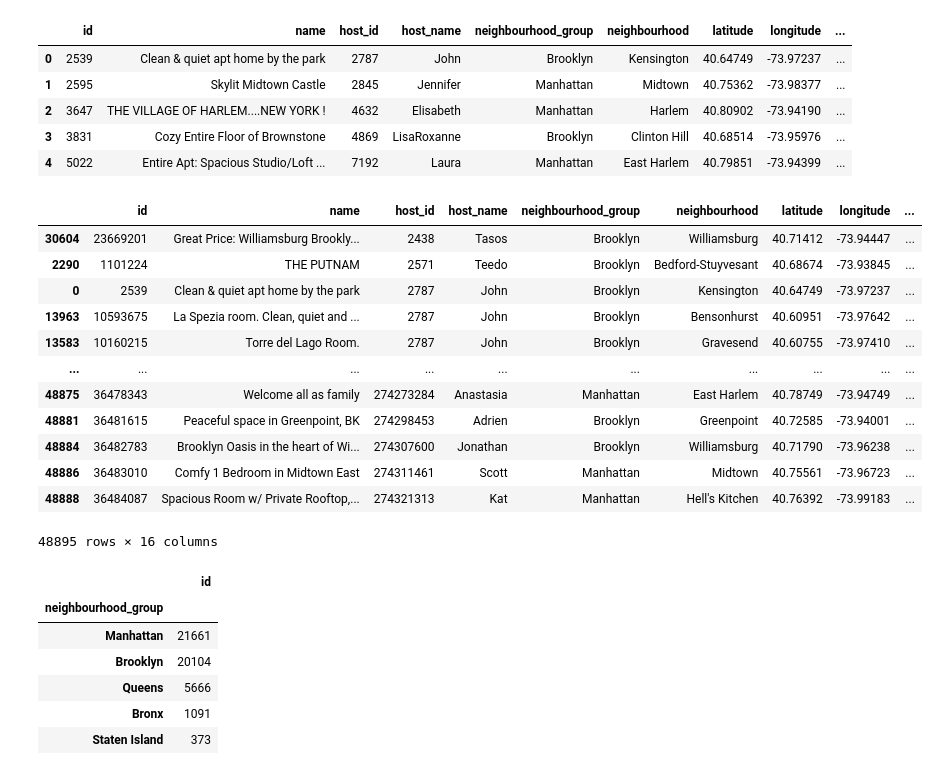
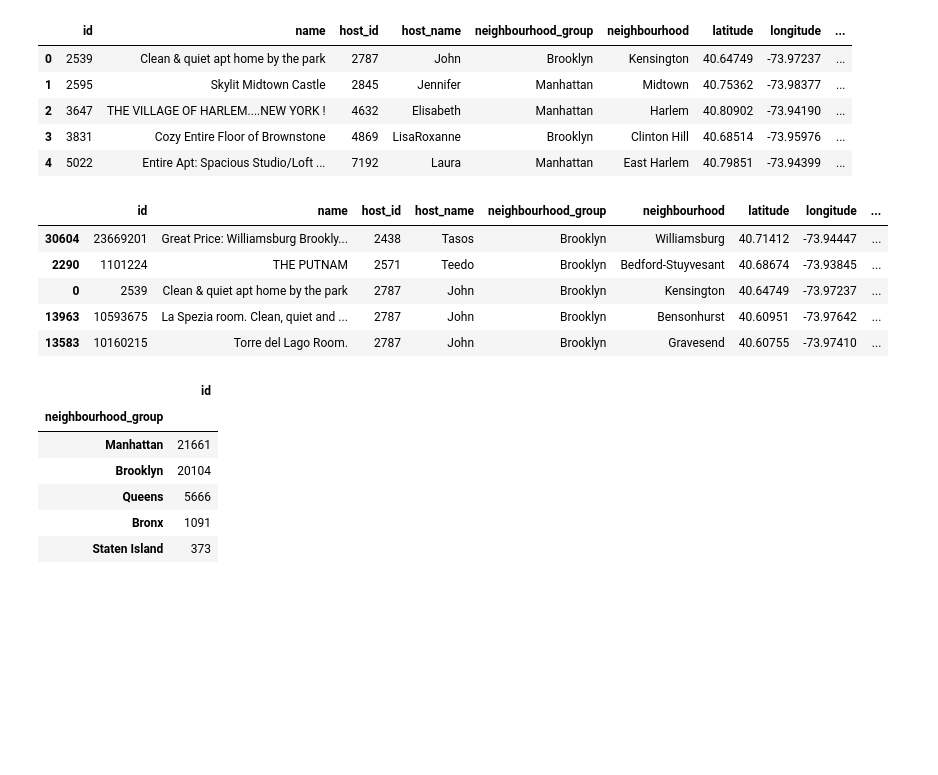
Before and after one commit to alebel94/Airbnb_Data_Project, a Jupyter notebook: AirBnB Case Study Project Jupyter notebook.ipynb, the cells around one changed output. Cells and saved outputs as stored; diff of their text form; code cells hidden in the pictures; blank space fills up the shorter version.

```diff
--- a/AirBnB Case Study Project Jupyter notebook.ipynb
+++ b/AirBnB Case Study Project Jupyter notebook.ipynb
@@ -36,21 +29,14 @@ air_bnb.head()
 | 4 | 5022 | Entire Apt: Spacious Studio/Loft ... | 7192 | Laura | Manhattan | East Harlem | 40.79851 | -73.94399 | ... |
 # %%
 hosts = air_bnb.sort_values('host_id', ascending = True)
-hosts
+hosts.head()
 # %% [output]
 |  | id | name | host_id | host_name | neighbourhood_group | neighbourhood | latitude | longitude | ... |
 | 30604 | 23669201 | Great Price: Williamsburg Brookly... | 2438 | Tasos | Brooklyn | Williamsburg | 40.71412 | -73.94447 | ... |
 | 2290 | 1101224 | THE PUTNAM | 2571 | Teedo | Brooklyn | Bedford-Stuyvesant | 40.68674 | -73.93845 | ... |
 | 0 | 2539 | Clean & quiet apt home by the park | 2787 | John | Brooklyn | Kensington | 40.64749 | -73.97237 | ... |
 | 13963 | 10593675 | La Spezia room. Clean, quiet and ... | 2787 | John | Brooklyn | Bensonhurst | 40.60951 | -73.97642 | ... |
 | 13583 | 10160215 | Torre del Lago Room. | 2787 | John | Brooklyn | Gravesend | 40.60755 | -73.97410 | ... |
-| ... | ... | ... | ... | ... | ... | ... | ... | ... | ... |
-| 48875 | 36478343 | Welcome all as family | 274273284 | Anastasia | Manhattan | East Harlem | 40.78749 | -73.94749 | ... |
-| 48881 | 36481615 | Peaceful space in Greenpoint, BK | 274298453 | Adrien | Brooklyn | Greenpoint | 40.72585 | -73.94001 | ... |
-| 48884 | 36482783 | Brooklyn Oasis in the heart of Wi... | 274307600 | Jonathan | Brooklyn | Williamsburg | 40.71790 | -73.96238 | ... |
-| 48886 | 36483010 | Comfy 1 Bedroom in Midtown East | 274311461 | Scott | Manhattan | Midtown | 40.75561 | -73.96723 | ... |
-| 48888 | 36484087 | Spacious Room w/ Private Rooftop,... | 274321313 | Kat | Manhattan | Hell's Kitchen | 40.76392 | -73.99183 | ... |
-48895 rows × 16 columns
 # %%
 # How many neighborhood groups are available and which shows up the most?
 
```
Also changed, not shown: parts of 11 cells of this notebook.
